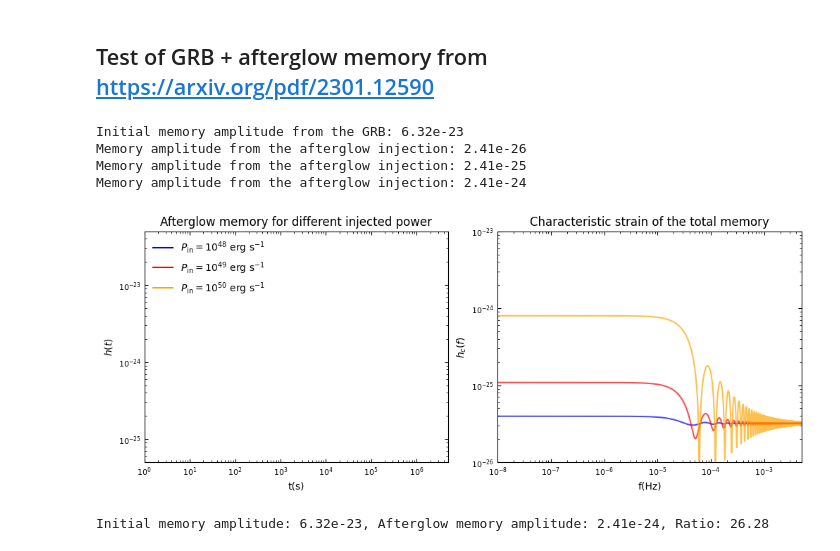
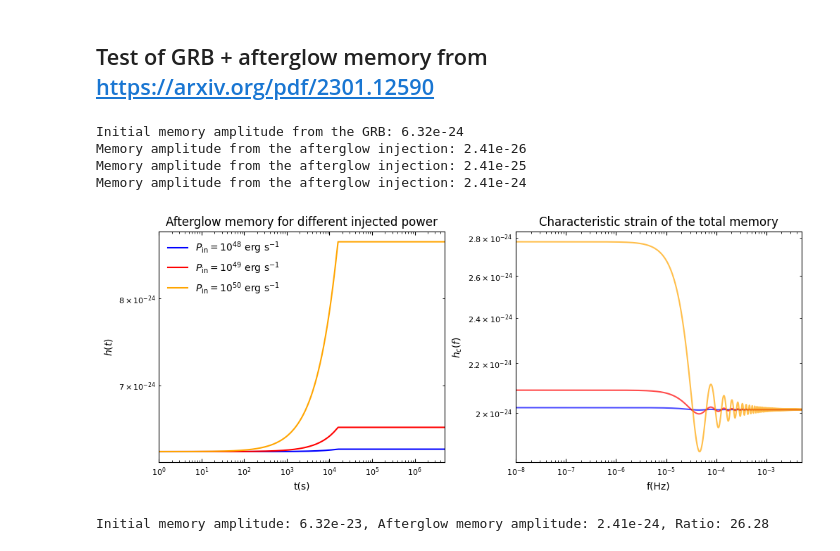
Before and after one commit to ThomasBastro/Memory_effect, a Jupyter notebook: Memory_Lopez/phenom_model.ipynb, the cells around one changed output. Cells and saved outputs as stored; diff of their text form; code cells hidden in the pictures.

Commit message:
comparison with/without afterglow

```diff
--- a/Memory_Lopez/phenom_model.ipynb
+++ b/Memory_Lopez/phenom_model.ipynb
@@ -849,7 +850,7 @@ cases = [
     (r'$P_\mathrm{in} = 10^{50}$ erg s$^{-1}$', 1e50, 'orange'),
 ]
 # GRB memory
-E_j = 1e51
+E_j = 1e50 # <-- problem with the GRB amplitude : too high compare to other methods
 theta_j = np.deg2rad(5) # jet opening angle
 theta_v = np.deg2rad(5) # Viewing angle
 theta_ej = 2*theta_v
@@ -866,38 +867,38 @@ fig, (ax_1, ax_2) = plt.subplots(1, 2, figsize=(10, 4), constrained_layout=True)
 for label, P_in, color in cases:
     # Waveform
     h_afterglow = up.memory_afterglow_injection(P_in, t_end, theta_ej, theta_j, r,  beta)
     print(f"Memory amplitude from the afterglow injection: {h_afterglow:.2e}")
     h_t, t_m = up.memory_total_waveform(t, h_in, h_afterglow, t_end, theta_ej)
     ax_1.loglog(t, h_t, label=label, color=color)
 
     # FFT
-    f, fft = up.new_fft(1e-25, h_afterglow, t_end, theta_ej)
+    f, fft = up.new_fft(h_in, h_afterglow, t_end, theta_ej)
     ax_2.loglog(f, 2*f*np.abs(fft), label=label, color=color, alpha = 0.7) # Plot of the characteristic strain
 
 ax_1.set_xlabel('t(s)')
 #ax_1.hlines(h_in, t[0], t[-1], label='Initial memory', color='k', linestyle='--')
 #ax_1.vlines(t_m, h_in, h_t[-1], color='grey', linestyle= 'dotted', alpha=0.7, label=f'{t_m:.2e}  end time')
 ax_1.set_ylabel(r'$h(t)$')
 ax_1.set_title('Afterglow memory for different injected power')
-ax_1.set_ylim(5e-26, 5e-23)
+
 ax_1.set_xlim(1e0, t[-1])
 ax_1.legend(loc = 'upper left', frameon= False)
 ax_1.tick_params(axis='both', labelsize=8, which='both', direction='in', top=True, right=True)
 
 ax_2.set_xlabel('f(Hz)')
 ax_2.set_ylabel(r'$h_c(f)$')
 ax_2.set_title('Characteristic strain of the total memory')
 ax_2.set_xlim(1e-8, 5e-3)
-ax_2.set_ylim(1e-26, 1e-23)
+
 ax_2.tick_params(axis='both', labelsize=8, which='both', direction='in', top=True, right=True)
 
 plt.show()
 # %% [output]
-Initial memory amplitude from the GRB: 6.32e-23
+Initial memory amplitude from the GRB: 6.32e-24
 Memory amplitude from the afterglow injection: 2.41e-26
 Memory amplitude from the afterglow injection: 2.41e-25
 Memory amplitude from the afterglow injection: 2.41e-24
-[figure, old version]
+[figure, new version]
 # %%
 # GRB memory
 E_j = 1e51
```
Also changed, not shown: parts of 3 cells of this notebook, 6 other files.
